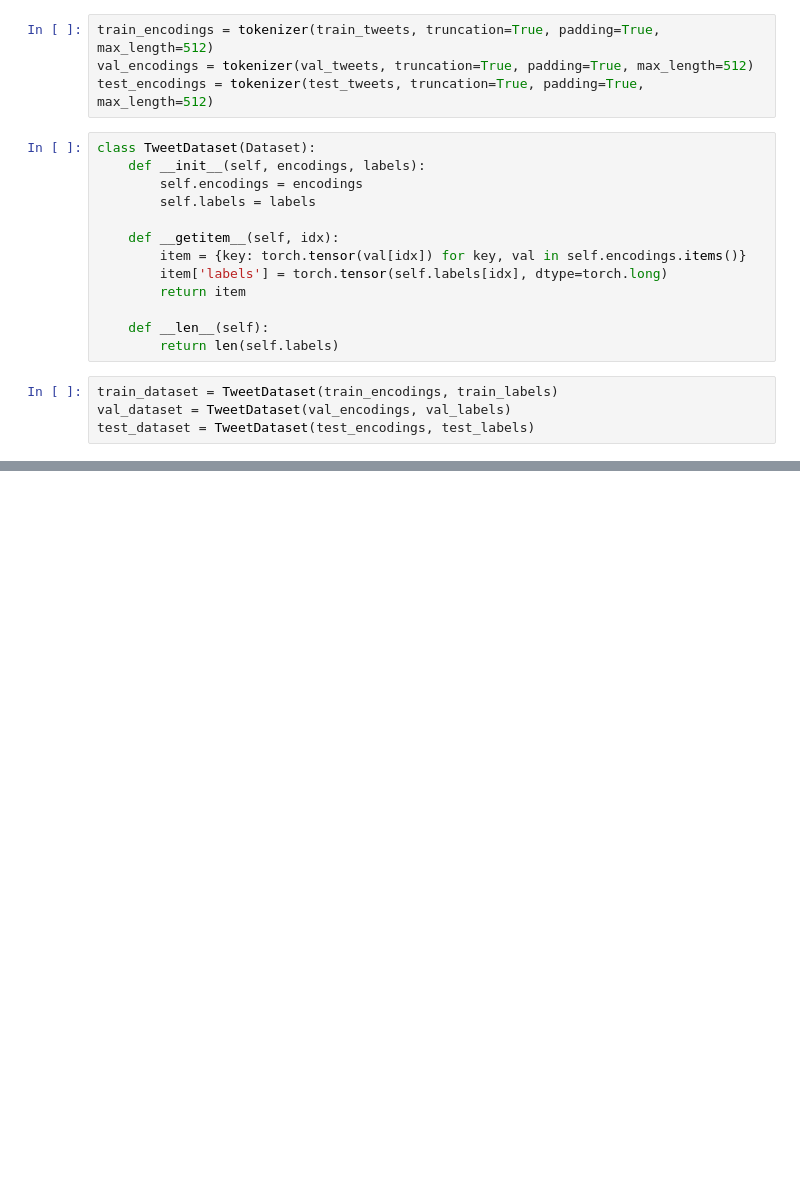
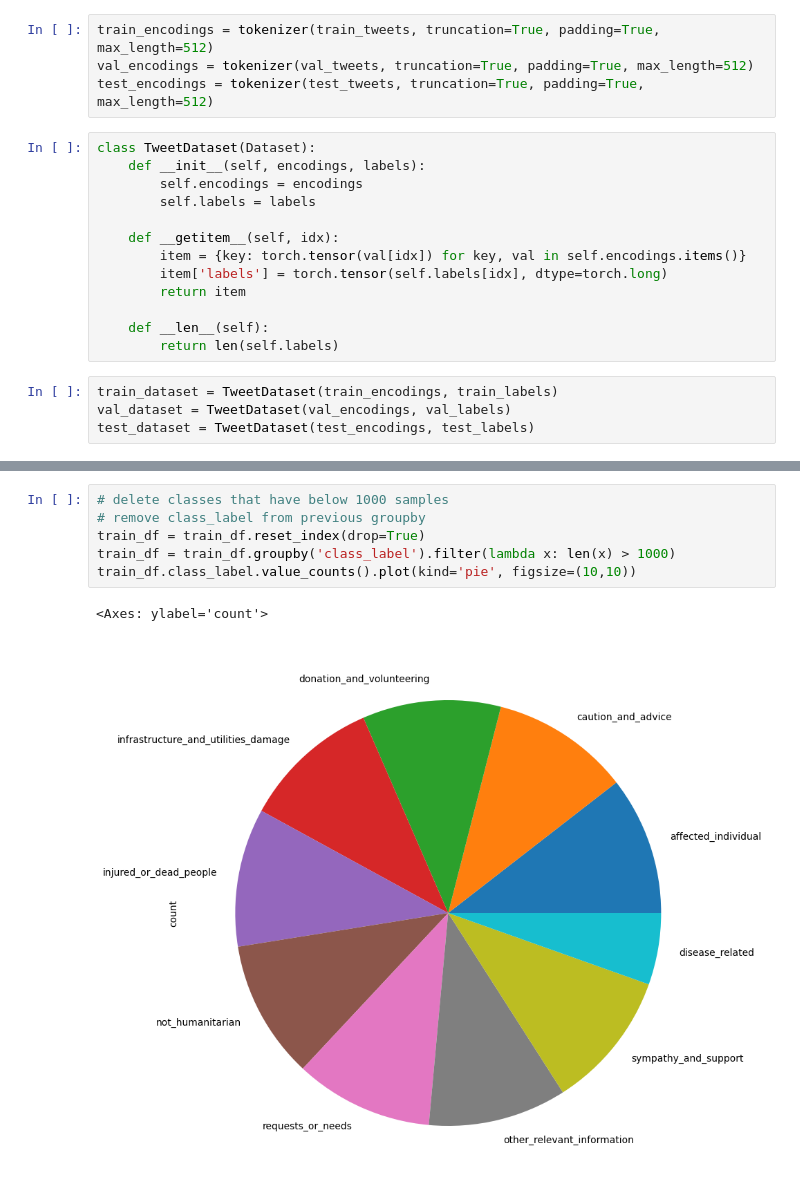
Before and after one commit to BHatiru/NLP_Project, a Jupyter notebook: BertFineTune.ipynb, the cells around one changed output, grey strips where cells are left out. Cells and saved outputs as stored; diff of their text form; blank space fills up the shorter version.

```diff
--- a/BertFineTune.ipynb
+++ b/BertFineTune.ipynb
@@ -334,0 +332,9 @@ trainer.evaluate(eval_dataset=test_dataset)
+# %%
+# delete classes that have below 1000 samples
+# remove class_label from previous groupby
+train_df = train_df.reset_index(drop=True)
+train_df = train_df.groupby('class_label').filter(lambda x: len(x) > 1000)
+train_df.class_label.value_counts().plot(kind='pie', figsize=(10,10))
+# %% [output]
+<Axes: ylabel='count'>
+[figure, added]
```
Also changed, not shown: parts of 26 cells of this notebook.
